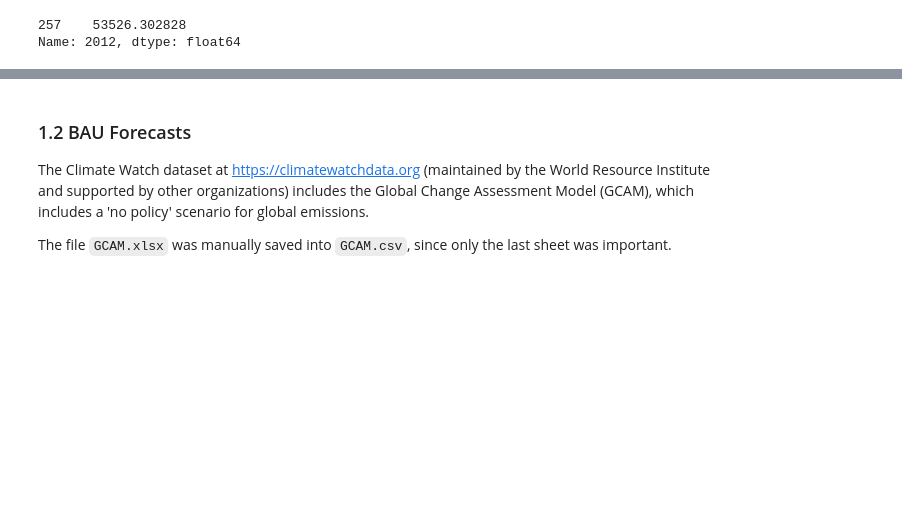
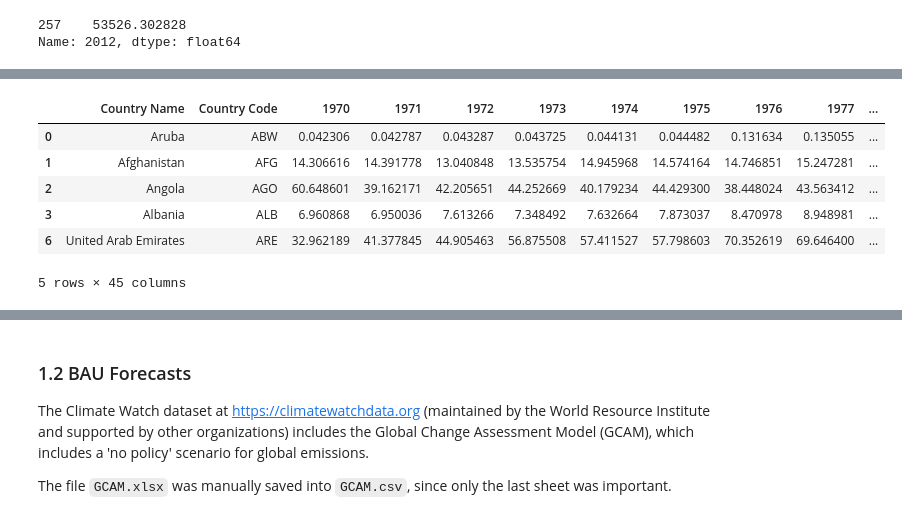
Before and after one commit to jasonrwang/ghg_analytics, a Jupyter notebook: ghg_analytics.ipynb, the cells around one changed output, grey strips where cells are left out. Cells and saved outputs as stored; diff of their text form; code cells hidden in the pictures; blank space fills up the shorter version.

```diff
--- a/ghg_analytics.ipynb
+++ b/ghg_analytics.ipynb
@@ -83,0 +87,21 @@ Name: 2012, dtype: float64
+# %%
+#Import the dataframe which contains the codes of country group aggregates
+CountryGroupCodes = pd.read_excel("data/CountryGroups.xls", sheet_name = "List of economies", skiprows=226, header = None)
+CountryGroupCodes.dropna(how="all", inplace=True, axis=1)
+CountryGroupCodes.drop(columns=0,inplace=True)
+CountryGroupCodes.dropna(how="all", inplace=True, axis=0)
+CountryGroupCodes.columns = ["Aggregate Name", "Aggregate Code"]
+CountryGroupCodes
+
+# Drop the rows corresponding to aggregate country codes from existing dataframe to create a new country dataframe
+ghgCountryDf_WB = ghgDf_WB[ghgDf_WB["Country Code"].apply(lambda x: False if x in CountryGroupCodes["Aggregate Code"].values else True)]
+
+ghgCountryDf_WB.head()
+# %% [output]
+|  | Country Name | Country Code | 1970 | 1971 | 1972 | 1973 | 1974 | 1975 | 1976 | 1977 | ... |
+| 0 | Aruba | ABW | 0.042306 | 0.042787 | 0.043287 | 0.043725 | 0.044131 | 0.044482 | 0.131634 | 0.135055 | ... |
+| 1 | Afghanistan | AFG | 14.306616 | 14.391778 | 13.040848 | 13.535754 | 14.945968 | 14.574164 | 14.746851 | 15.247281 | ... |
+| 2 | Angola | AGO | 60.648601 | 39.162171 | 42.205651 | 44.252669 | 40.179234 | 44.429300 | 38.448024 | 43.563412 | ... |
+| 3 | Albania | ALB | 6.960868 | 6.950036 | 7.613266 | 7.348492 | 7.632664 | 7.873037 | 8.470978 | 8.948981 | ... |
+| 6 | United Arab Emirates | ARE | 32.962189 | 41.377845 | 44.905463 | 56.875508 | 57.411527 | 57.798603 | 70.352619 | 69.646400 | ... |
+5 rows × 45 columns
```
Also changed, not shown: parts of 11 cells of this notebook.
